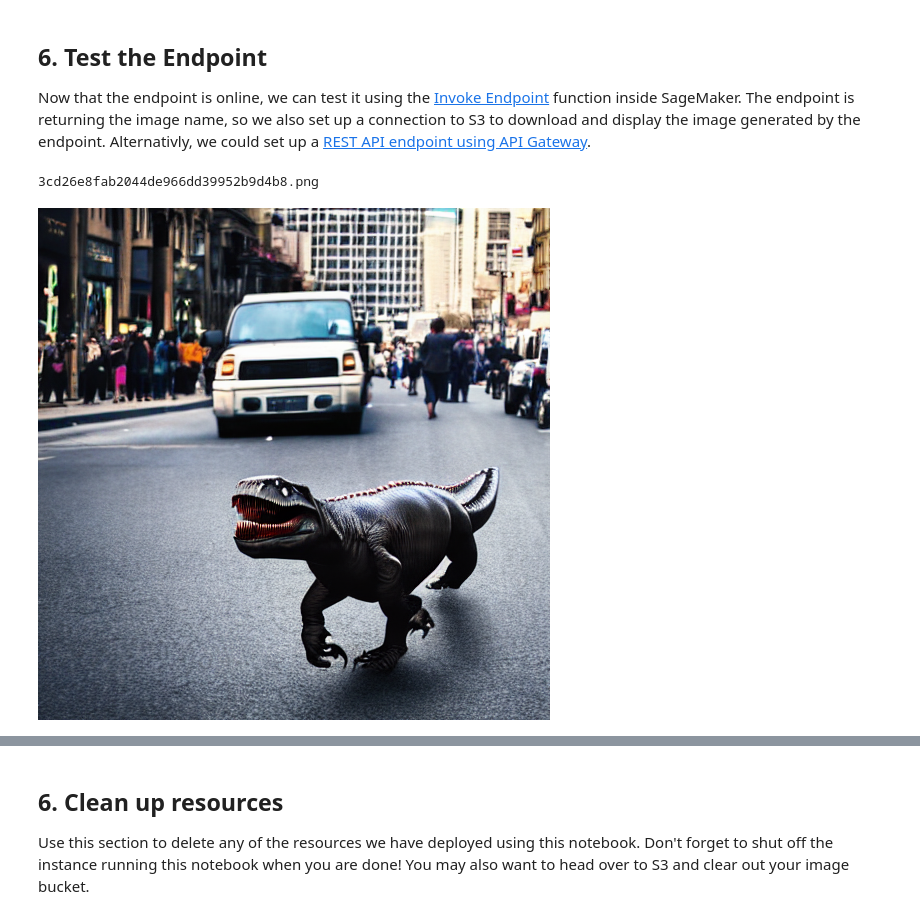
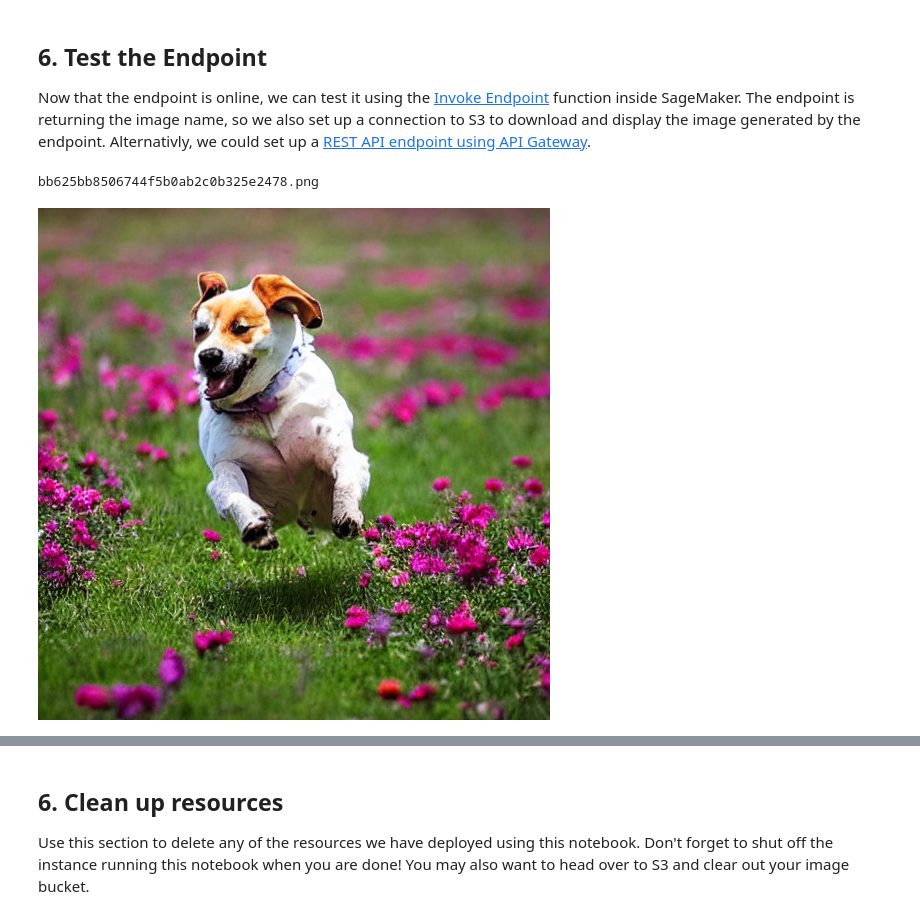
Before and after one commit to aws-samples/amazon-sagemaker-image-based-transformers-examples, a Jupyter notebook: text-to-image-custom-container/Text to Image Container Build.ipynb, the cells around one changed output, grey strips where cells are left out. Drawn from its saved outputs; the diff is of its cells as text; code cells hidden in the pictures.

```diff
--- a/text-to-image-custom-container/Text to Image Container Build.ipynb
+++ b/text-to-image-custom-container/Text to Image Container Build.ipynb
@@ -663,31 +663,33 @@ FOLDER = "botvango/"
 # %%
 %%time
 import json
 content_type = "application/json"
-request_body = {"prompt": "a t-rex walking down a busy city street.","num_inference_steps":75}
+request_body = {"prompt": "a photo of a dog running in a field of flowers.","num_inference_steps":75}
 
 #Serialize data for endpoint
 data = json.loads(json.dumps(request_body))
 payload = json.dumps(data)
+
+endpoint_name = "tti-endpoint2022-09-20-20-55-31"
 
 #Endpoint invocation
 response = runtime_sm_client.invoke_endpoint(
     EndpointName=endpoint_name,
     ContentType=content_type,
     Body=payload)
 
 #Parse results
 result = json.loads(response['Body'].read().decode())['s3_loc']
 print (result)
 
 #display the image
 bucket = s3.Bucket(BUCKET_NAME)
 new_image = bucket.Object(FOLDER+result)
 img_data = new_image.get().get('Body').read()
 
 new_image = Image.open(io.BytesIO(img_data))
 
 display(new_image)
 # %% [output]
-3cd26e8fab2044de966dd39952b9d4b8.png
+bb625bb8506744f5b0ab2c0b325e2478.png
-[figure, old version]
+[figure, new version]
```
Also changed, not shown: parts of 1 cell of this notebook, 3 other files.
